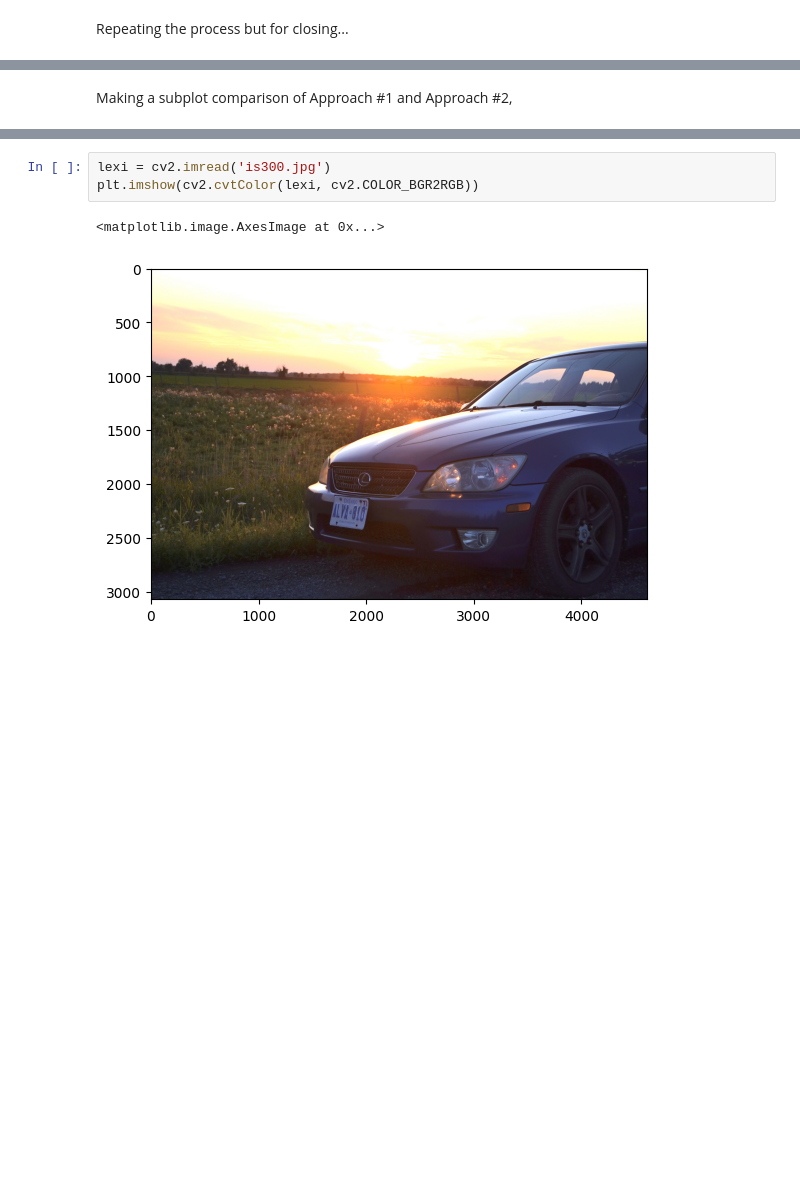
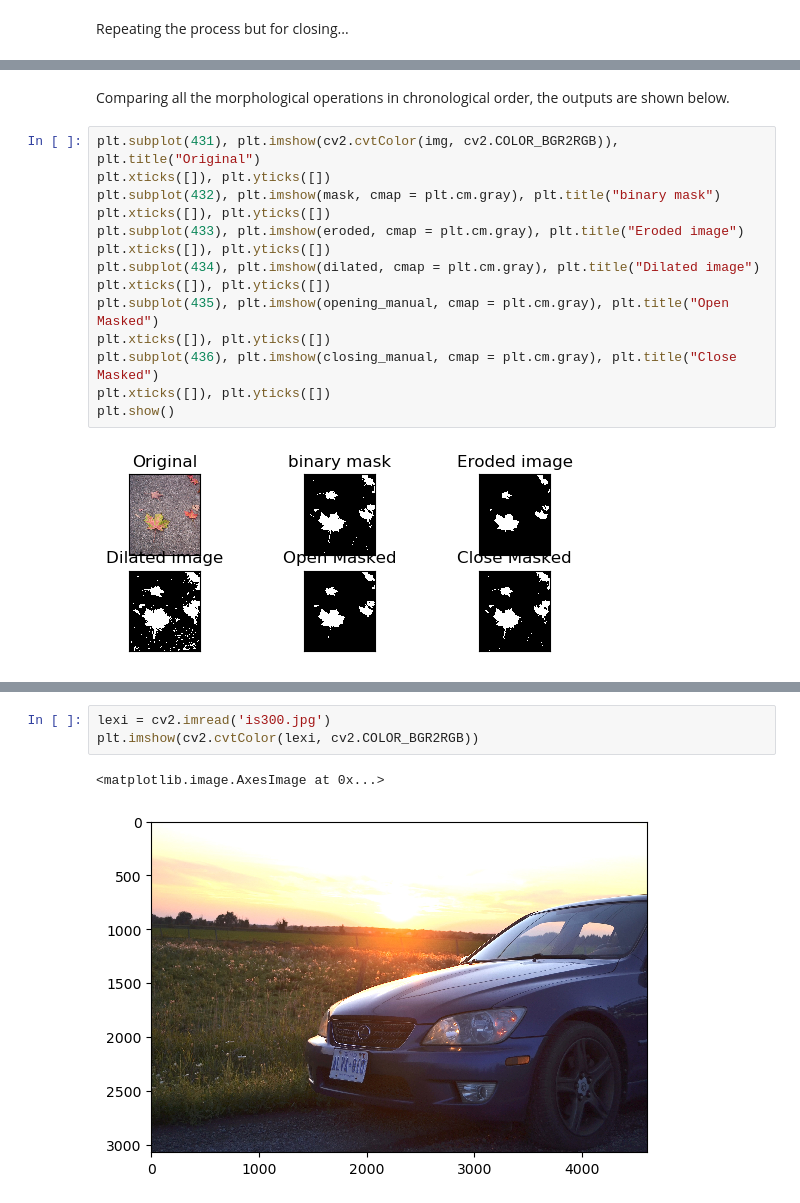
Before and after one commit to Neelxm10/cv-lab3, a Jupyter notebook: cv-lab3.ipynb, the cells around one changed output, grey strips where cells are left out. Cells and saved outputs as stored; diff of their text form; blank space fills up the shorter version.

```diff
--- a/cv-lab3.ipynb
+++ b/cv-lab3.ipynb
@@ -153,2 +167,18 @@ plt.xticks([]), plt.yticks([])
-# %% [markdown]
-Making a subplot comparison of Approach #1 and Approach #2,
+# %% [markdown]
+Comparing all the morphological operations in chronological order, the outputs are shown below.
+# %%
+plt.subplot(431), plt.imshow(cv2.cvtColor(img, cv2.COLOR_BGR2RGB)), plt.title("Original")
+plt.xticks([]), plt.yticks([])
+plt.subplot(432), plt.imshow(mask, cmap = plt.cm.gray), plt.title("binary mask")
+plt.xticks([]), plt.yticks([])
+plt.subplot(433), plt.imshow(eroded, cmap = plt.cm.gray), plt.title("Eroded image")
+plt.xticks([]), plt.yticks([])
+plt.subplot(434), plt.imshow(dilated, cmap = plt.cm.gray), plt.title("Dilated image")
+plt.xticks([]), plt.yticks([])
+plt.subplot(435), plt.imshow(opening_manual, cmap = plt.cm.gray), plt.title("Open Masked")
+plt.xticks([]), plt.yticks([])
+plt.subplot(436), plt.imshow(closing_manual, cmap = plt.cm.gray), plt.title("Close Masked")
+plt.xticks([]), plt.yticks([])
+plt.show()
+# %% [output]
+[figure, added]
```
Also changed, not shown: parts of 26 cells of this notebook, 2 other files.
